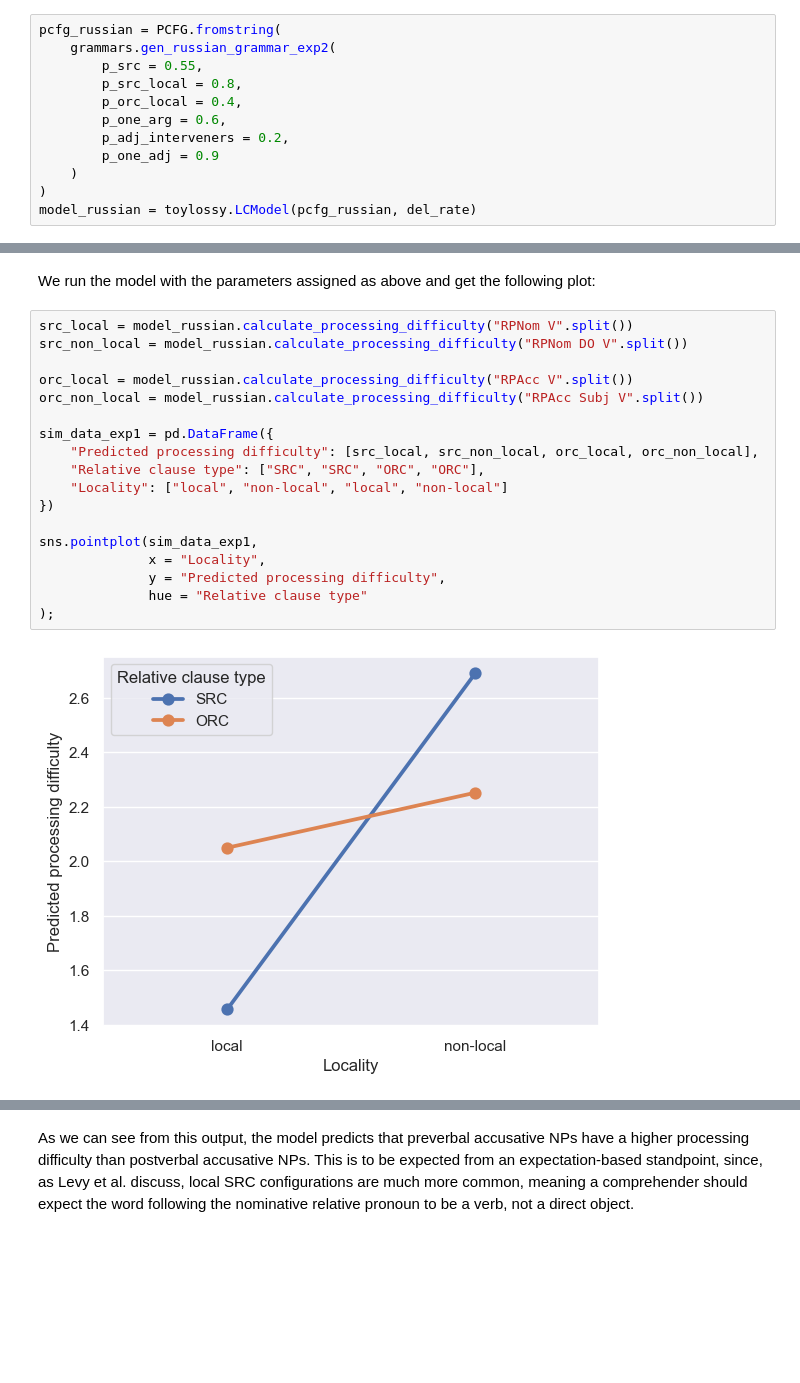
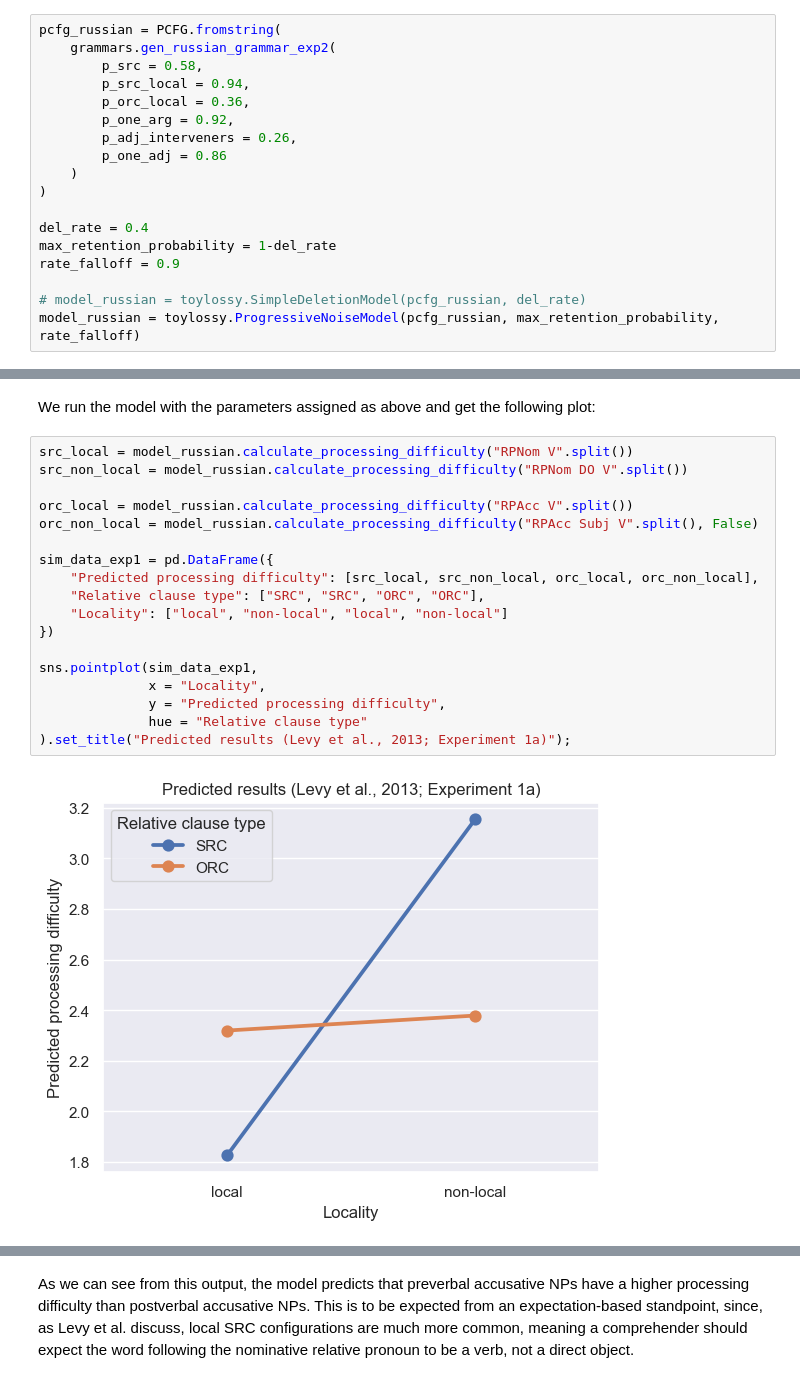
Before and after one commit to johen12/toylossy, a Jupyter notebook: toylossy_demo.ipynb, the cells around one changed output, grey strips where cells are left out. Cells and saved outputs as stored; diff of their text form; blank space fills up the shorter version.

```diff
--- a/toylossy_demo.ipynb
+++ b/toylossy_demo.ipynb
@@ -18,12 +18,18 @@ del_rate = 0.2
 # %%
 pcfg_russian = PCFG.fromstring(
     grammars.gen_russian_grammar_exp2(
-        p_src = 0.55,
-        p_src_local = 0.8,
-        p_orc_local = 0.4,
-        p_one_arg = 0.6,
-        p_adj_interveners = 0.2,
-        p_one_adj = 0.9
+        p_src = 0.58,
+        p_src_local = 0.94,
+        p_orc_local = 0.36,
+        p_one_arg = 0.92,
+        p_adj_interveners = 0.26,
+        p_one_adj = 0.86
     )
 )
-model_russian = toylossy.LCModel(pcfg_russian, del_rate)
+
+del_rate = 0.4
+max_retention_probability = 1-del_rate
+rate_falloff = 0.9
+
+# model_russian = toylossy.SimpleDeletionModel(pcfg_russian, del_rate)
+model_russian = toylossy.ProgressiveNoiseModel(pcfg_russian, max_retention_probability, rate_falloff)
@@ -45,20 +55,20 @@ We run the model with the parameters assigned as above and get the following plo
 # %%
 src_local = model_russian.calculate_processing_difficulty("RPNom V".split())
 src_non_local = model_russian.calculate_processing_difficulty("RPNom DO V".split())
 
 orc_local = model_russian.calculate_processing_difficulty("RPAcc V".split())
-orc_non_local = model_russian.calculate_processing_difficulty("RPAcc Subj V".split())
+orc_non_local = model_russian.calculate_processing_difficulty("RPAcc Subj V".split(), False)
 
 sim_data_exp1 = pd.DataFrame({
     "Predicted processing difficulty": [src_local, src_non_local, orc_local, orc_non_local],
     "Relative clause type": ["SRC", "SRC", "ORC", "ORC"],
     "Locality": ["local", "non-local", "local", "non-local"]
 })
 
 sns.pointplot(sim_data_exp1,
               x = "Locality",
               y = "Predicted processing difficulty",
               hue = "Relative clause type"
-);
+).set_title("Predicted results (Levy et al., 2013; Experiment 1a)");
 # %% [output]
-[figure, old version]
+[figure, new version]
```
Also changed, not shown: parts of 38 cells of this notebook, 3 other files.
